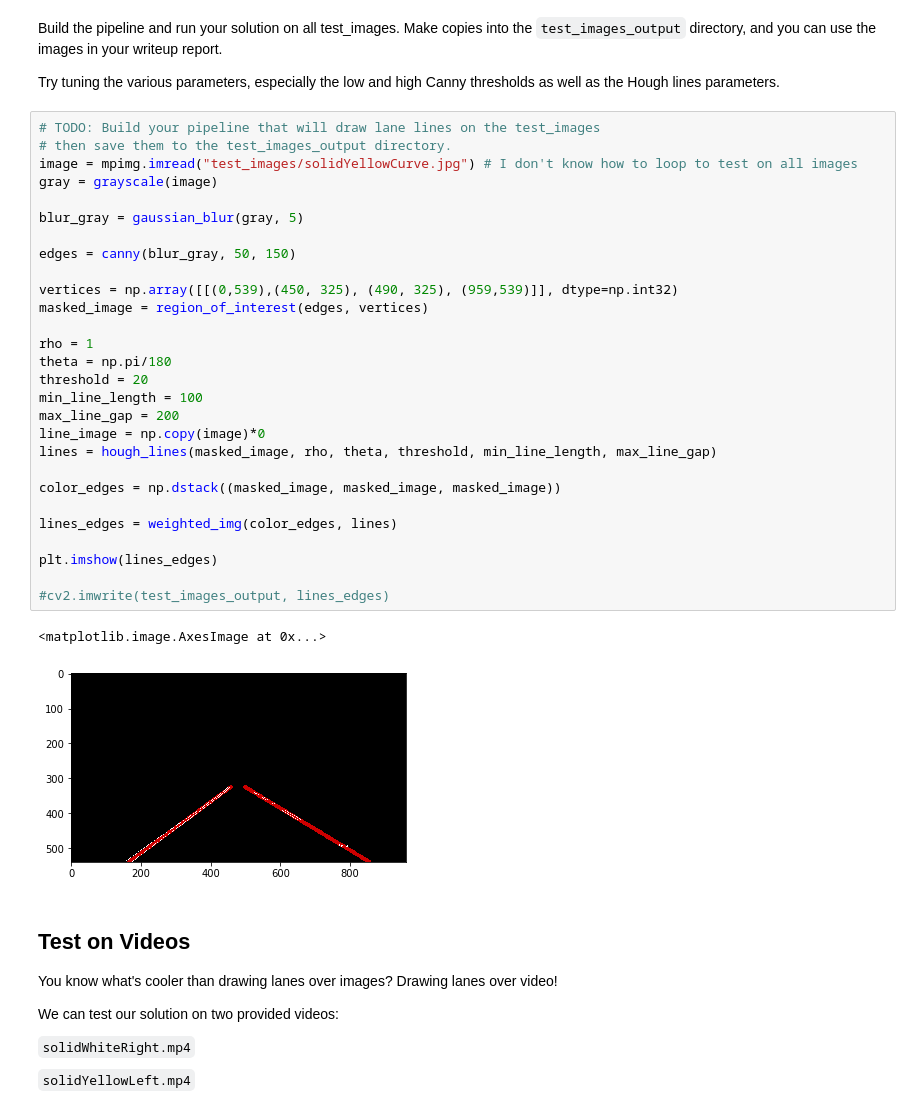
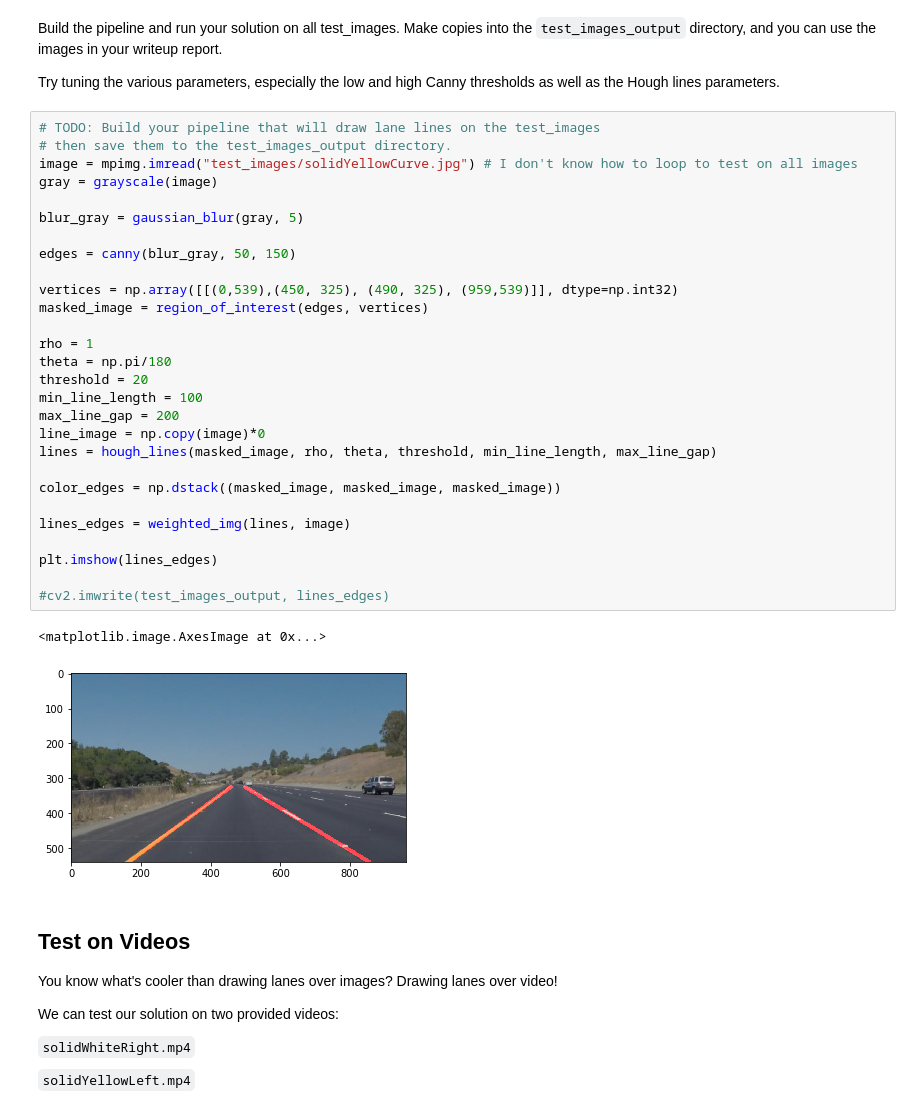
Before and after one commit to ngohuyquyen/Finding-Lane-Lines-Using-Advanced-OpenCV, a Jupyter notebook: My Project.ipynb, the cells around one changed output. Saved outputs shown, nothing was run; the diff lists cells and outputs as text.

```diff
--- a/My Project.ipynb
+++ b/My Project.ipynb
@@ -265,34 +265,34 @@ Try tuning the various parameters, especially the low and high Canny thresholds
 # %%
 # TODO: Build your pipeline that will draw lane lines on the test_images
 # then save them to the test_images_output directory.
 image = mpimg.imread("test_images/solidYellowCurve.jpg") # I don't know how to loop to test on all images
 gray = grayscale(image)
 
 blur_gray = gaussian_blur(gray, 5)
 
 edges = canny(blur_gray, 50, 150)
 
 vertices = np.array([[(0,539),(450, 325), (490, 325), (959,539)]], dtype=np.int32)
 masked_image = region_of_interest(edges, vertices)
 
 rho = 1
 theta = np.pi/180
 threshold = 20
 min_line_length = 100
 max_line_gap = 200
 line_image = np.copy(image)*0
 lines = hough_lines(masked_image, rho, theta, threshold, min_line_length, max_line_gap)
 
 color_edges = np.dstack((masked_image, masked_image, masked_image))
 
-lines_edges = weighted_img(color_edges, lines)
+lines_edges = weighted_img(lines, image)
 
 plt.imshow(lines_edges)
 
 #cv2.imwrite(test_images_output, lines_edges)
 # %% [output]
 <matplotlib.image.AxesImage at 0x...>
-[figure, old version]
+[figure, new version]
 # %% [markdown]
 ## Test on Videos
 
```
